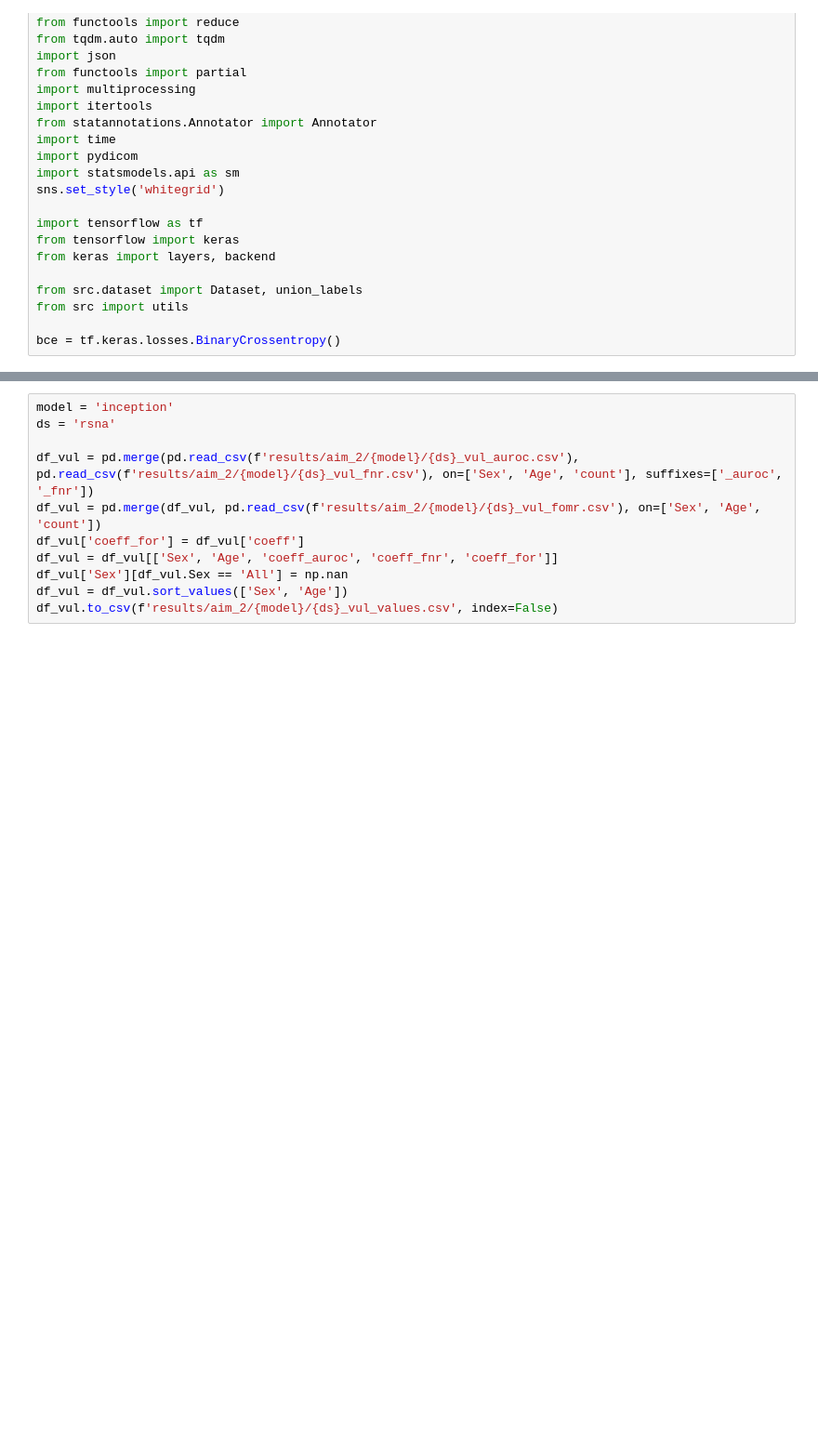
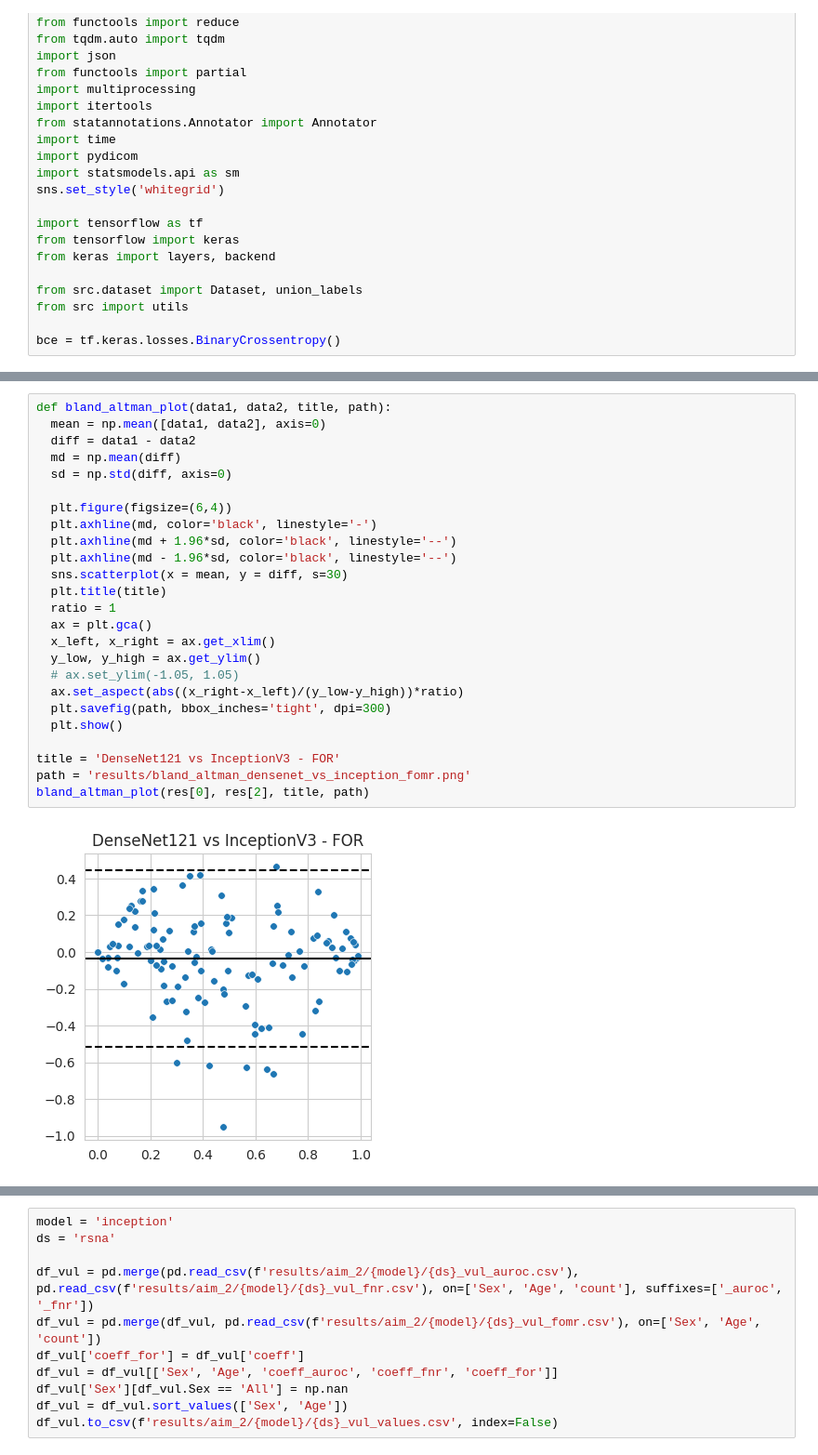
Before and after one commit to BioIntelligence-Lab/HiddenInPlainSight, a Jupyter notebook: test.ipynb, the cells around one changed output, grey strips where cells are left out. Shown at 93% size. Drawn from its saved outputs; the diff is of its cells as text; blank space fills up the shorter version.

```diff
--- a/test.ipynb
+++ b/test.ipynb
@@ -34,3 +244,30 @@ bce = tf.keras.losses.BinaryCrossentropy()
+# %%
+def bland_altman_plot(data1, data2, title, path):
+  mean = np.mean([data1, data2], axis=0)
+  diff = data1 - data2
+  md = np.mean(diff)
+  sd = np.std(diff, axis=0)
+
+  plt.figure(figsize=(6,4))
+  plt.axhline(md, color='black', linestyle='-')
+  plt.axhline(md + 1.96*sd, color='black', linestyle='--')
+  plt.axhline(md - 1.96*sd, color='black', linestyle='--')
+  sns.scatterplot(x = mean, y = diff, s=30)
+  plt.title(title)
+  ratio = 1
+  ax = plt.gca()
+  x_left, x_right = ax.get_xlim()
+  y_low, y_high = ax.get_ylim()
+  # ax.set_ylim(-1.05, 1.05)
+  ax.set_aspect(abs((x_right-x_left)/(y_low-y_high))*ratio)
+  plt.savefig(path, bbox_inches='tight', dpi=300)
+  plt.show()
+
+title = 'DenseNet121 vs InceptionV3 - FOR'
+path = 'results/bland_altman_densenet_vs_inception_fomr.png'
+bland_altman_plot(res[0], res[2], title, path)
+# %% [output]
+[figure, added]
 # %%
 model = 'densenet'
 ds = 'rsna'
```
Also changed, not shown: parts of 5 cells of this notebook.
